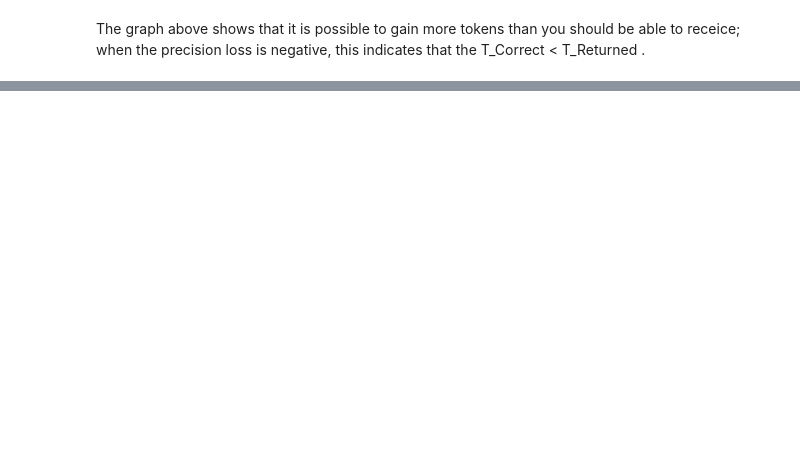
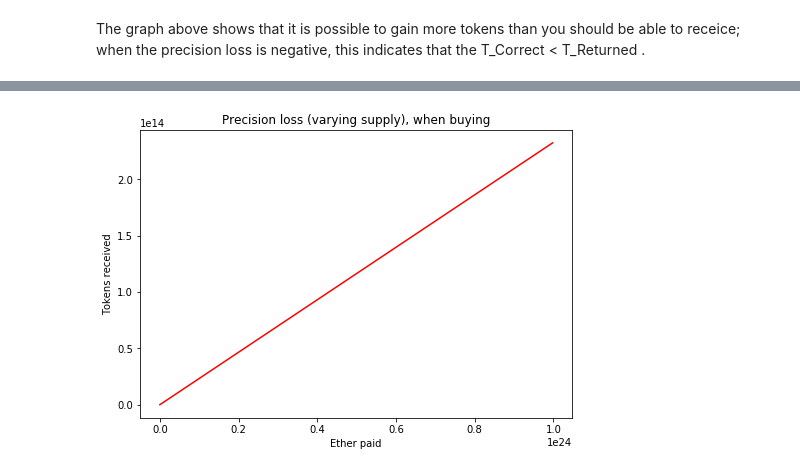
Before and after one commit to bancorprotocol/contracts-solidity, a Jupyter notebook: jupyter/Formulas.ipynb, the cells around one changed output, grey strips where cells are left out. Drawn from its saved outputs; the diff is of its cells as text; code cells hidden in the pictures; blank space fills up the shorter version.

```diff
--- a/jupyter/Formulas.ipynb
+++ b/jupyter/Formulas.ipynb
@@ -448,0 +557,22 @@ def testLimits():
+# %%
+def calcPurchaseMin(S):
+    _supply = uint256(S)
+    return _supply * 0x100000001/0x100000000 -_supply
+
+def calcSaleMin(R):
+    _reserveBalance = uint256(R)
+    return _reserveBalance * 0x100000001/0x100000000 -_reserveBalance
+
+step = int(2000e18)# Up to 1000000 ether
+x = [int(i) for i in range(0,500*step,step )]
+y = [int(calcPurchaseMin(i))  for i in x]
+
+fig = plt.figure()
+axes = fig.add_axes([0.1, 0.1, 1, 1]) # left, bottom, width, height (range 0 to 1)
+axes.plot(x, y, 'r')
+axes.set_xlabel('Ether paid')
+axes.set_ylabel('Tokens received')
+axes.set_title('Precision loss (varying supply)');
+axes.set_title('Precision loss (varying supply), when buying');
+# %% [output]
+[figure, added]
```
Also changed, not shown: parts of 7 cells of this notebook, 2 other files.
